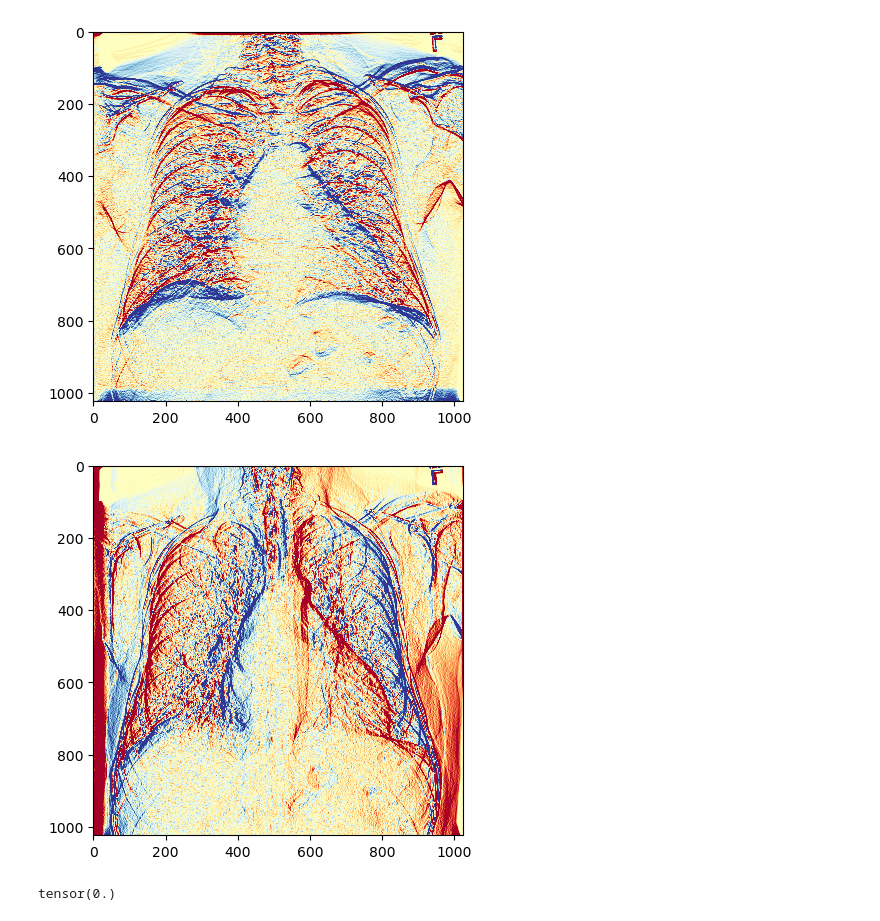
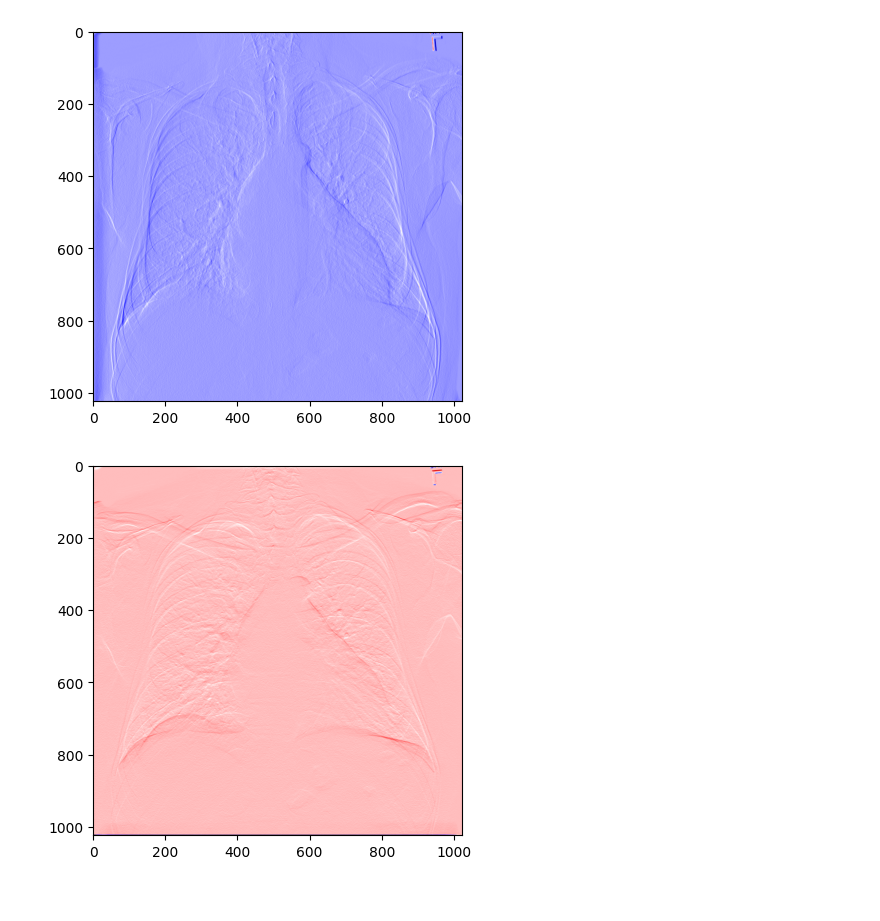
Before and after one commit to morri2/cxr-experiment, a Jupyter notebook: loss_test.ipynb, the cells around one changed output. Drawn from its saved outputs; the diff is of its cells as text; code cells hidden in the pictures.

```diff
--- a/loss_test.ipynb
+++ b/loss_test.ipynb
@@ -7,7 +7,7 @@ import torch.functional as F
 import torch.nn as nn
 import matplotlib.pyplot as plt
 
-
+import oxr_utils as oxr
 class GradientLoss(nn.Module):
     """
     Losstype = "mse" or "l1"
@@ -29,37 +29,37 @@ class GradientLoss(nn.Module):
         elif self.loss_type == 'mse':
             loss = F.mse_loss(pred_grad_x, target_grad_x) + F.mse_loss(pred_grad_y, target_grad_y)
         else:
             print("invalid losstype")
         return loss
 
 grad_loss = GradientLoss()
 
 
 # List of paths to your grayscale PNGs
 image_paths = ["basic_camera_sim/00000001_000.png"]
 
 # Transform: ensure grayscale and convert to tensor (0–1 range)
 transform = transforms.Compose([
     transforms.Grayscale(num_output_channels=1),
     transforms.ToTensor()
 ])
 
 # Load and transform each image
 tensors = []
 
 path = image_paths[0]
 img = Image.open(path).convert('L')  # Convert to 8-bit grayscale
 tensor = transform(img)  # Tensor with shape [1, H, W], values in [0, 1]
 
+xgrad, ygrad = oxr.sobel_gradient(tensor)
 
+vmax= 0.1
+vmin=-0.1
 
-plt.imshow(torch.gradient(tensor.squeeze())[0], vmin=-0.01, vmax=0.01, cmap="RdYlBu")
+plt.imshow(xgrad.squeeze(),  cmap="seismic", vmin=vmin, vmax=vmax)
 plt.show()
-plt.imshow(torch.gradient(tensor.squeeze())[1], vmin=-0.01, vmax=0.01, cmap="RdYlBu")
+plt.imshow(ygrad.squeeze(), cmap="seismic", vmin=vmin, vmax=vmax)
 plt.show()
-
-print(( torch.gradient(tensor.squeeze())[0] ** 2).mean() * 1000)
 # %% [output]
-[figure, old version]
+[figure, new version]
-[figure, old version]
+[figure, new version]
-tensor(0.)
```
Also changed, not shown: 3 other files.
